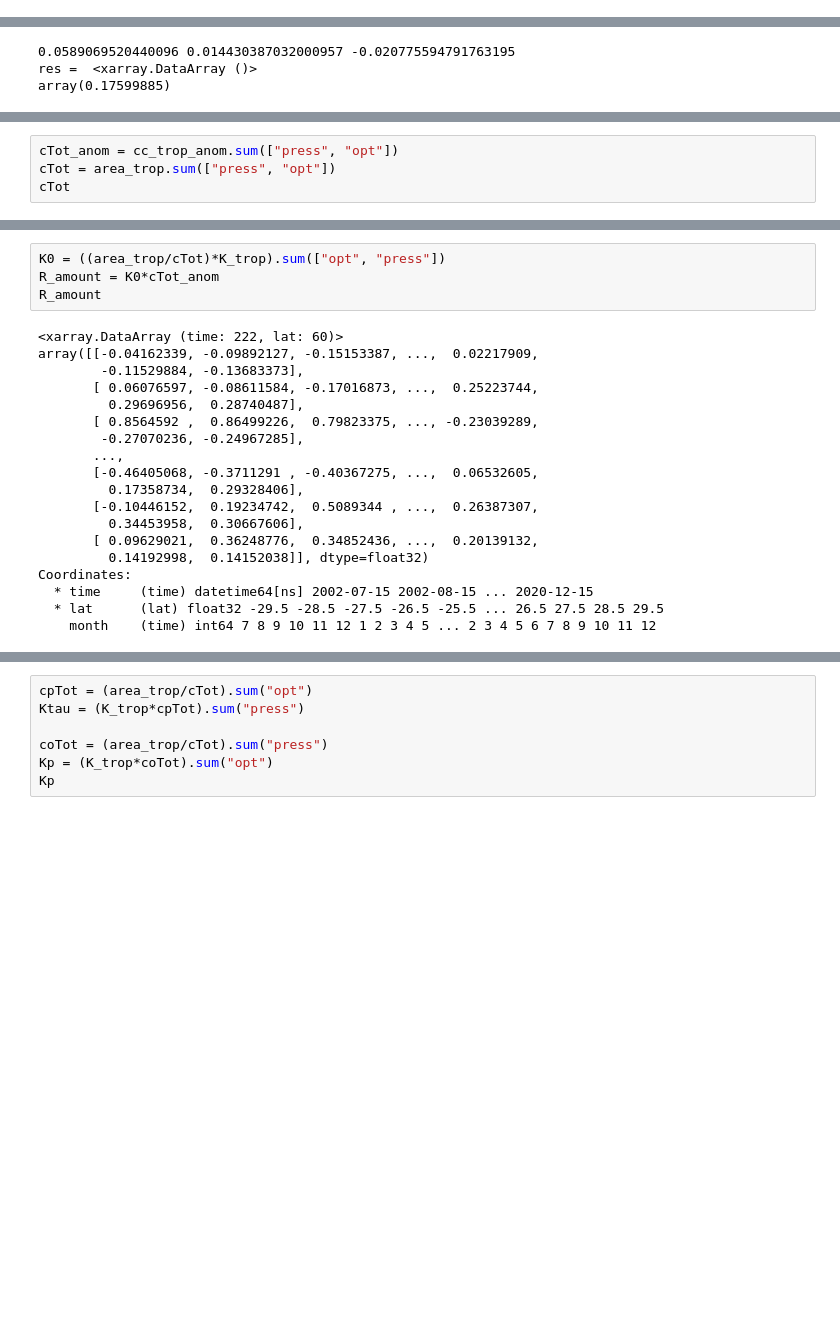
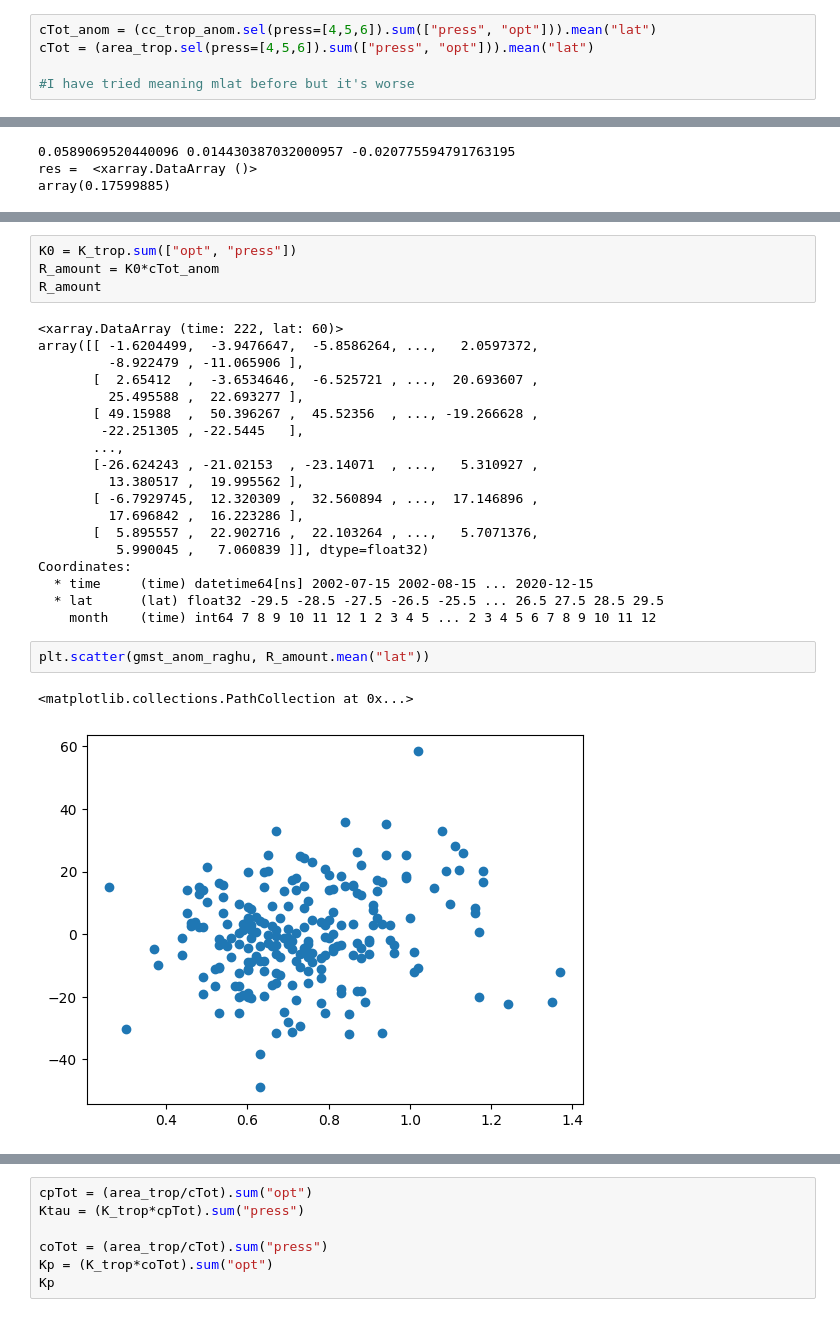
Before and after one commit to paula-rj/HighClouds, a Jupyter notebook: feedbacks.ipynb, the cells around one changed output, grey strips where cells are left out. Cells and saved outputs as stored; diff of their text form; blank space fills up the shorter version.

Commit message:
Tried decomposing feedbacks. Failed again. v2

```diff
--- a/feedbacks.ipynb
+++ b/feedbacks.ipynb
@@ -311,0 +341,5 @@ ts*sw_reg.stderr
+# %%
+cTot_anom = (cc_trop_anom.sel(press=[4,5,6]).sum(["press", "opt"])).mean("lat")
+cTot = (area_trop.sel(press=[4,5,6]).sum(["press", "opt"])).mean("lat")
+
+#I have tried meaning mlat before but it's worse
@@ -351,4 +441,0 @@ which[which.index("opt") - 1]
-# %%
-cTot_anom = cc_trop_anom.sum(["press", "opt"])
-cTot = area_trop.sum(["press", "opt"])
-cTot
@@ -373,23 +470,28 @@ Coordinates:
 # %%
-K0 = ((area_trop/cTot)*K_trop).sum(["opt", "press"])
+K0 = K_trop.sum(["opt", "press"])
 R_amount = K0*cTot_anom
 R_amount
 # %% [output]
 <xarray.DataArray (time: 222, lat: 60)>
-array([[-0.04162339, -0.09892127, -0.15153387, ...,  0.02217909,
-        -0.11529884, -0.13683373],
-       [ 0.06076597, -0.08611584, -0.17016873, ...,  0.25223744,
-         0.29696956,  0.28740487],
-       [ 0.8564592 ,  0.86499226,  0.79823375, ..., -0.23039289,
-        -0.27070236, -0.24967285],
+array([[ -1.6204499,  -3.9476647,  -5.8586264, ...,   2.0597372,
+         -8.922479 , -11.065906 ],
+       [  2.65412  ,  -3.6534646,  -6.525721 , ...,  20.693607 ,
+         25.495588 ,  22.693277 ],
+       [ 49.15988  ,  50.396267 ,  45.52356  , ..., -19.266628 ,
+        -22.251305 , -22.5445   ],
        ...,
-       [-0.46405068, -0.3711291 , -0.40367275, ...,  0.06532605,
-         0.17358734,  0.29328406],
-       [-0.10446152,  0.19234742,  0.5089344 , ...,  0.26387307,
-         0.34453958,  0.30667606],
-       [ 0.09629021,  0.36248776,  0.34852436, ...,  0.20139132,
-         0.14192998,  0.14152038]], dtype=float32)
+       [-26.624243 , -21.02153  , -23.14071  , ...,   5.310927 ,
+         13.380517 ,  19.995562 ],
+       [ -6.7929745,  12.320309 ,  32.560894 , ...,  17.146896 ,
+         17.696842 ,  16.223286 ],
+       [  5.895557 ,  22.902716 ,  22.103264 , ...,   5.7071376,
+          5.990045 ,   7.060839 ]], dtype=float32)
 Coordinates:
   * time     (time) datetime64[ns] 2002-07-15 2002-08-15 ... 2020-12-15
   * lat      (lat) float32 -29.5 -28.5 -27.5 -26.5 -25.5 ... 26.5 27.5 28.5 29.5
     month    (time) int64 7 8 9 10 11 12 1 2 3 4 5 ... 2 3 4 5 6 7 8 9 10 11 12
+# %%
+plt.scatter(gmst_anom_raghu, R_amount.mean("lat"))
+# %% [output]
+<matplotlib.collections.PathCollection at 0x...>
+[figure, added]
```
Also changed, not shown: parts of 23 cells of this notebook.
